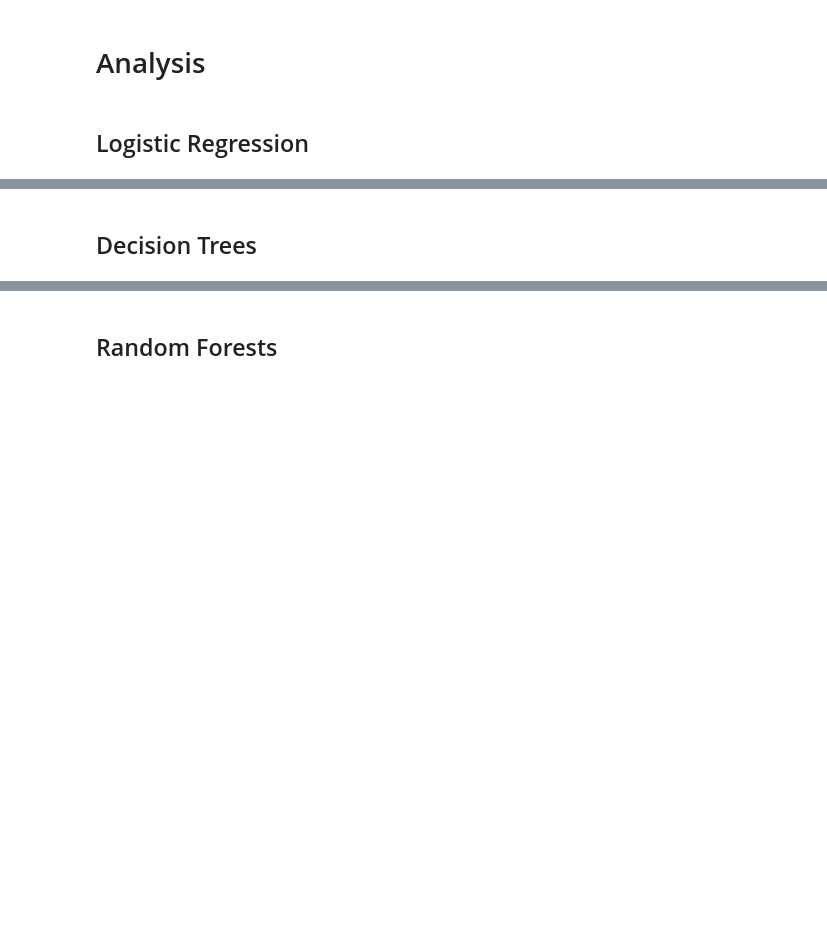
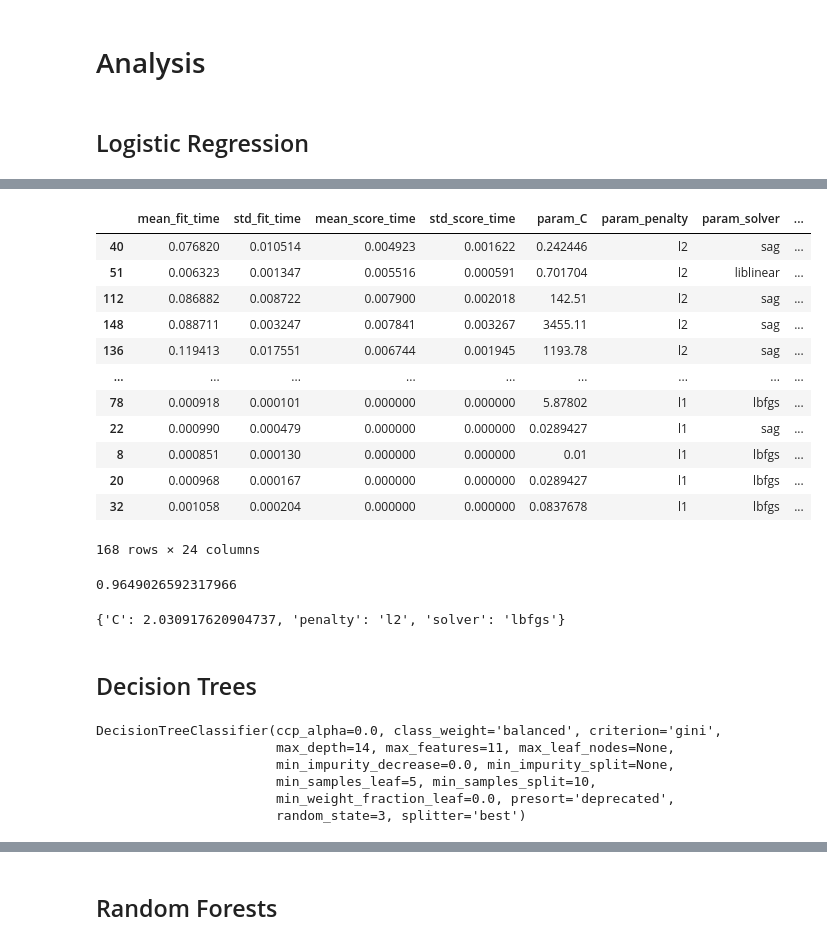
Before and after one commit to KarlDavidson/1000ml_Project5, a Jupyter notebook: Loan_Analysis.ipynb, the cells around one changed output, grey strips where cells are left out. Drawn from its saved outputs; the diff is of its cells as text; code cells hidden in the pictures; blank space fills up the shorter version.

Commit message:
Finished Logistic Regression and Decision Tree. Next steps - Random Forests, SVM and SHAP

```diff
--- a/Loan_Analysis.ipynb
+++ b/Loan_Analysis.ipynb
@@ -296,0 +336,2 @@ sns.heatmap(df_corr, vmin=0, vmax=1, cmap="Blues", linewidths=0.5, annot=True, a
+# %%
+log_model.fit(x_reg_train_scale,y_reg_train)
@@ -296,0 +376,15 @@ sns.heatmap(df_corr, vmin=0, vmax=1, cmap="Blues", linewidths=0.5, annot=True, a
+# %%
+c_space = np.logspace(-2,4,7)
+# %%
+params = {'C':c_space,
+          'penalty':['l2','l1'],
+          'solver':['lbfgs','newton-cg', 'lbfgs', 'liblinear', 'sag', 'saga']
+         }
+scores = {'prec':'precision',
+           'F1':'f1'}
+gs_clf = GridSearchCV(LogisticRegression(max_iter=500, class_weight='balanced',random_state=3),
+                      params,
+                      scoring = scores,
+                      refit = 'prec')
+# %%
+gs_clf.fit(x_reg_train_scale,y_reg_train)
@@ -297,2 +428,27 @@ sns.heatmap(df_corr, vmin=0, vmax=1, cmap="Blues", linewidths=0.5, annot=True, a
+# %%
+gs_results = pd.DataFrame(gs_clf.cv_results_)
+gs_results.sort_values(by='rank_test_F1')
+# %% [output]
+|  | mean_fit_time | std_fit_time | mean_score_time | std_score_time | param_C | param_penalty | param_solver | ... |
+| 40 | 0.076820 | 0.010514 | 0.004923 | 0.001622 | 0.242446 | l2 | sag | ... |
+| 51 | 0.006323 | 0.001347 | 0.005516 | 0.000591 | 0.701704 | l2 | liblinear | ... |
+| 112 | 0.086882 | 0.008722 | 0.007900 | 0.002018 | 142.51 | l2 | sag | ... |
+| 148 | 0.088711 | 0.003247 | 0.007841 | 0.003267 | 3455.11 | l2 | sag | ... |
+| 136 | 0.119413 | 0.017551 | 0.006744 | 0.001945 | 1193.78 | l2 | sag | ... |
+| ... | ... | ... | ... | ... | ... | ... | ... | ... |
+| 78 | 0.000918 | 0.000101 | 0.000000 | 0.000000 | 5.87802 | l1 | lbfgs | ... |
+| 22 | 0.000990 | 0.000479 | 0.000000 | 0.000000 | 0.0289427 | l1 | sag | ... |
+| 8 | 0.000851 | 0.000130 | 0.000000 | 0.000000 | 0.01 | l1 | lbfgs | ... |
+| 20 | 0.000968 | 0.000167 | 0.000000 | 0.000000 | 0.0289427 | l1 | lbfgs | ... |
+| 32 | 0.001058 | 0.000204 | 0.000000 | 0.000000 | 0.0837678 | l1 | lbfgs | ... |
+168 rows × 24 columns
+# %%
+gs_clf.best_score_
+# %% [output]
+0.9649026592317966
+# %%
+gs_clf.best_params_
+# %% [output]
+{'C': 2.030917620904737, 'penalty': 'l2', 'solver': 'lbfgs'}
 # %% [markdown]
 ## Decision Trees
@@ -298,0 +468,9 @@ sns.heatmap(df_corr, vmin=0, vmax=1, cmap="Blues", linewidths=0.5, annot=True, a
+# %%
+dtc.fit(x_train_scale,y_train)
+# %% [output]
+DecisionTreeClassifier(ccp_alpha=0.0, class_weight='balanced', criterion='gini',
+                       max_depth=14, max_features=11, max_leaf_nodes=None,
+                       min_impurity_decrease=0.0, min_impurity_split=None,
+                       min_samples_leaf=5, min_samples_split=10,
+                       min_weight_fraction_leaf=0.0, presort='deprecated',
+                       random_state=3, splitter='best')
```
Also changed, not shown: parts of 35 cells of this notebook.
